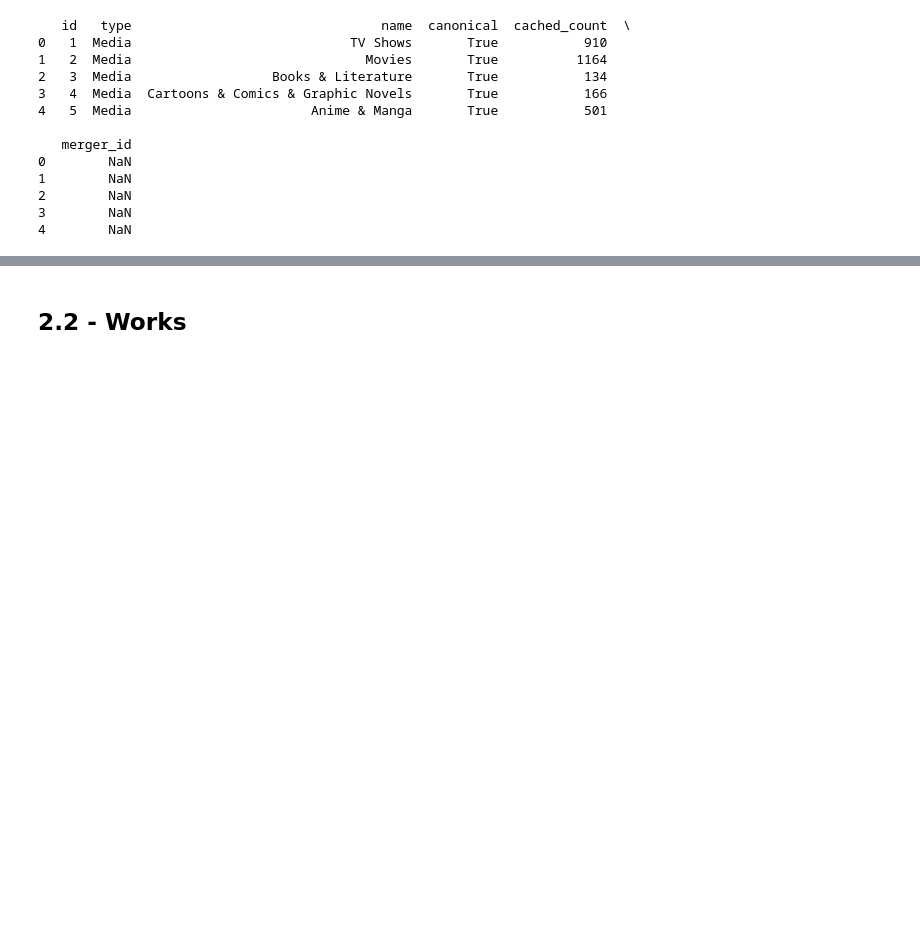
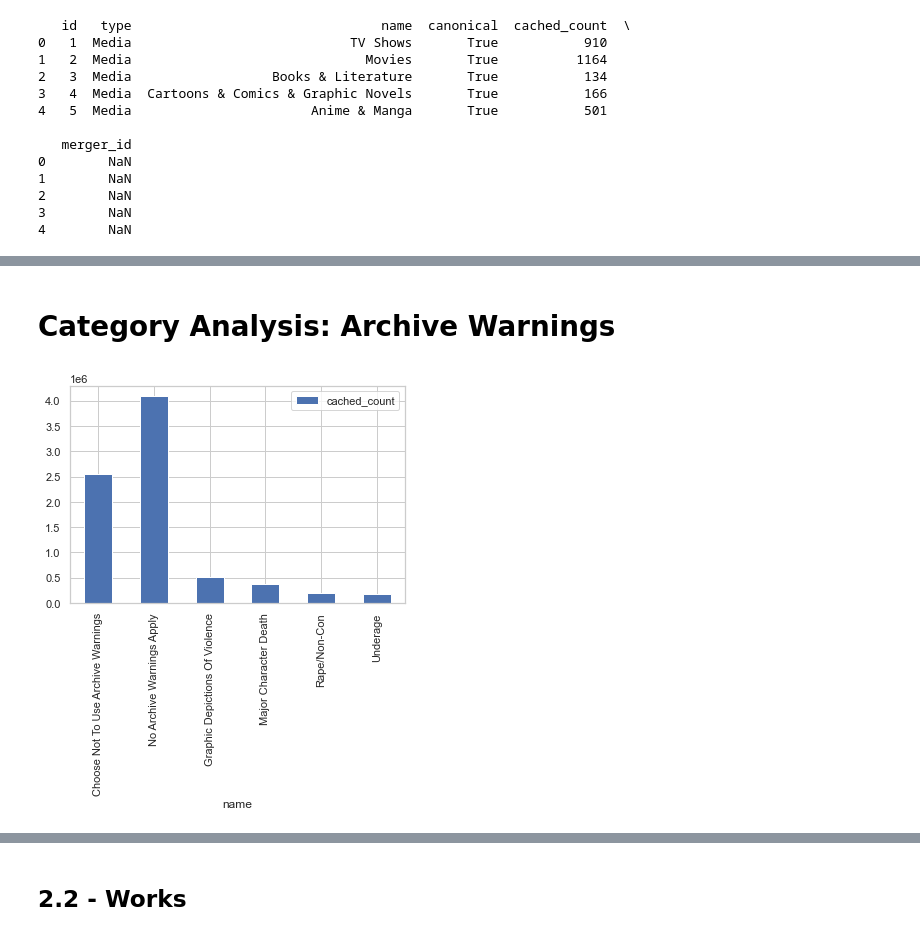
Before and after one commit to lharpercannon/ao3-analysis, a Jupyter notebook: Initial AO3 EDA.ipynb, the cells around one changed output, grey strips where cells are left out. Cells and saved outputs as stored; diff of their text form; code cells hidden in the pictures; blank space fills up the shorter version.

```diff
--- a/Initial AO3 EDA.ipynb
+++ b/Initial AO3 EDA.ipynb
@@ -69,0 +96,6 @@ print(tags[:5])
+# %% [markdown]
+# Category Analysis: Archive Warnings
+# %%
+ax = archwarn_tags.plot.bar(x='name', y='cached_count')
+# %% [output]
+[figure, added]
```
Also changed, not shown: parts of 18 cells of this notebook.
